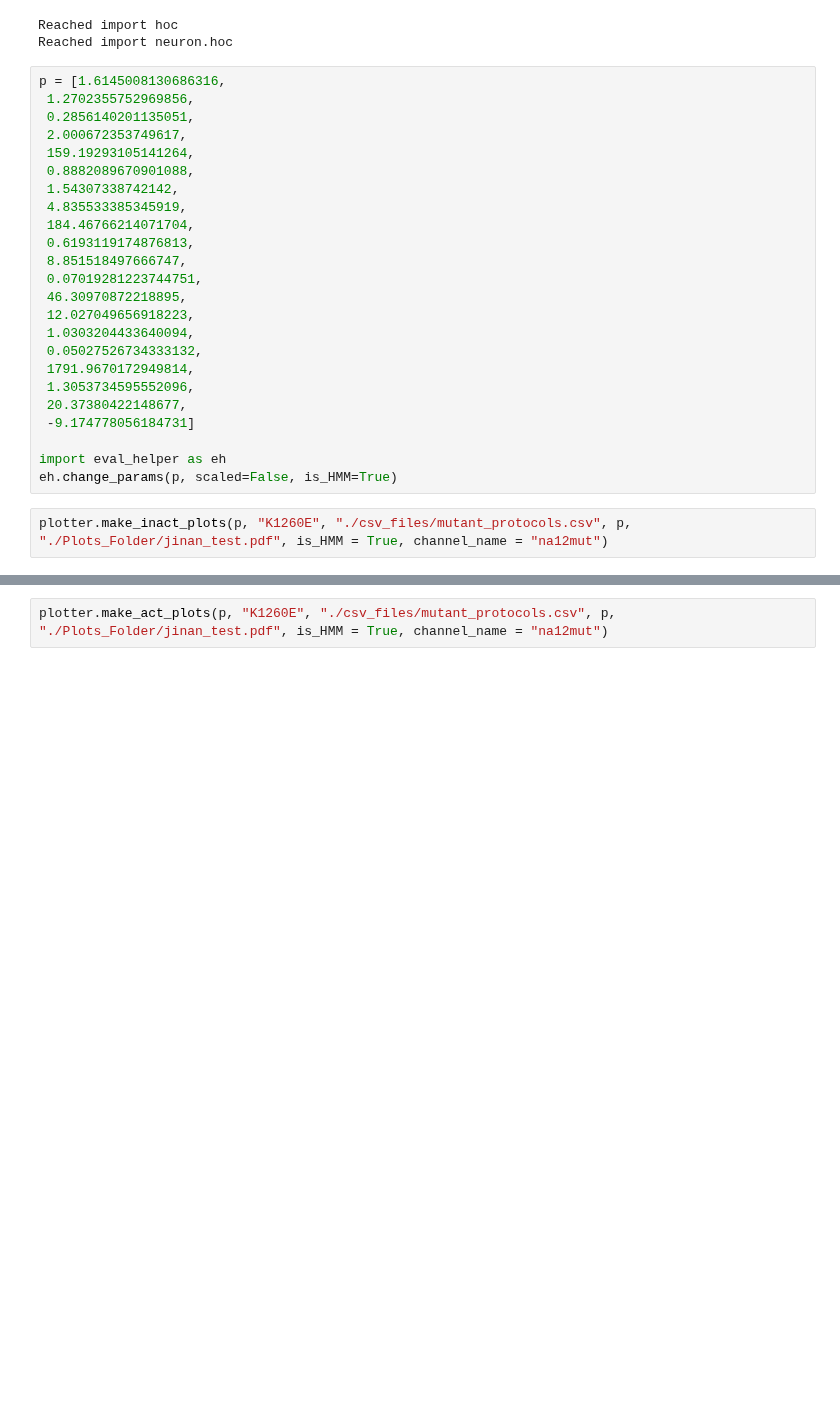
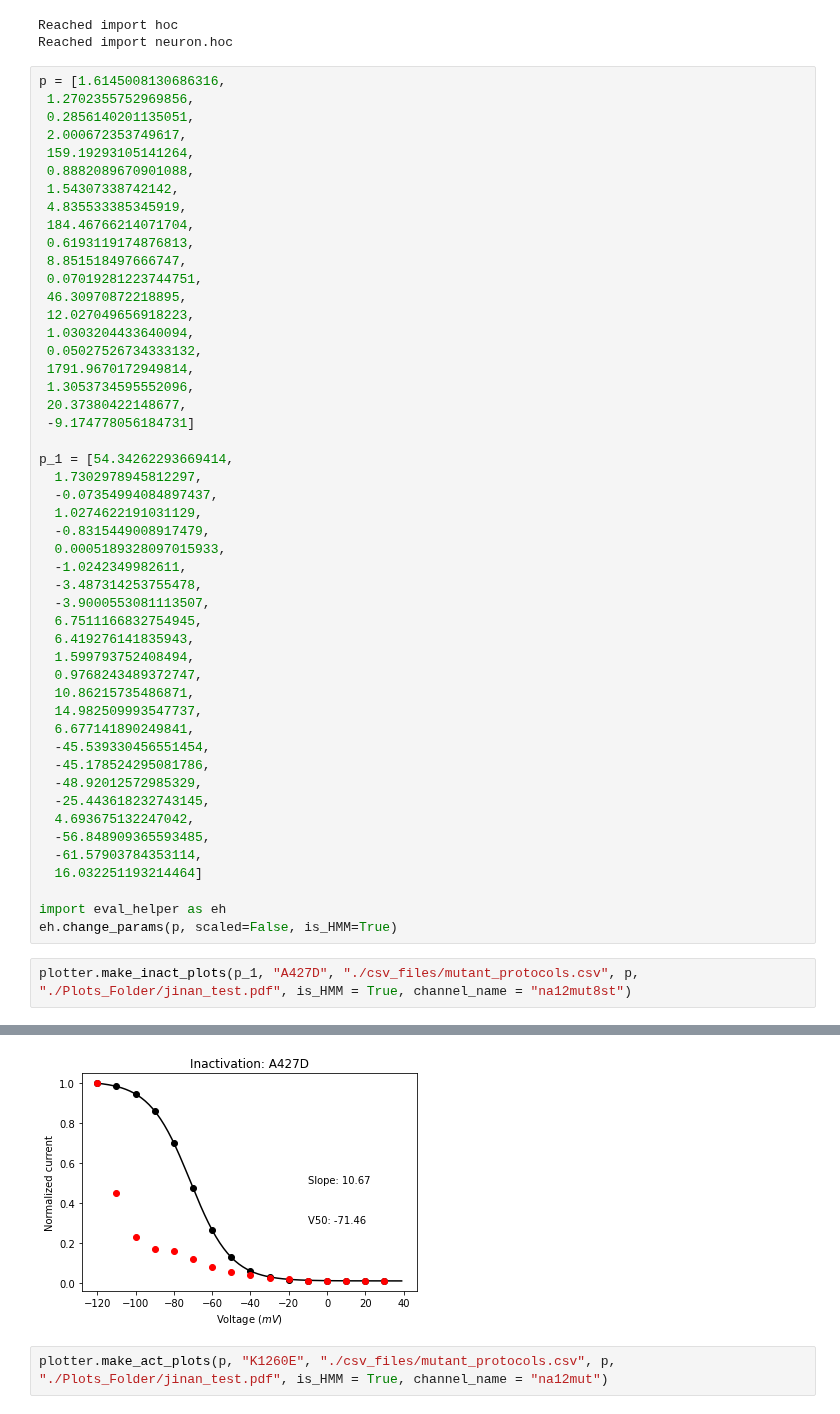
Before and after one commit to roybens/SimulatingVariants, a Jupyter notebook: Optimization_HHtoHMM_plotter_demo.ipynb, the cells around one changed output, grey strips where cells are left out. Cells and saved outputs as stored; diff of their text form; blank space fills up the shorter version.

```diff
--- a/Optimization_HHtoHMM_plotter_demo.ipynb
+++ b/Optimization_HHtoHMM_plotter_demo.ipynb
@@ -47,8 +47,33 @@ p = [1.6145008130686316,
  20.37380422148677,
  -9.174778056184731]
 
+p_1 = [54.34262293669414,
+  1.7302978945812297,
+  -0.07354994084897437,
+  1.0274622191031129,
+  -0.8315449008917479,
+  0.0005189328097015933,
+  -1.0242349982611,
+  -3.487314253755478,
+  -3.9000553081113507,
+  6.7511166832754945,
+  6.419276141835943,
+  1.599793752408494,
+  0.9768243489372747,
+  10.86215735486871,
+  14.982509993547737,
+  6.677141890249841,
+  -45.539330456551454,
+  -45.178524295081786,
+  -48.92012572985329,
+  -25.443618232743145,
+  4.693675132247042,
+  -56.848909365593485,
+  -61.57903784353114,
+  16.032251193214464]
+
 import eval_helper as eh
 eh.change_params(p, scaled=False, is_HMM=True)
 # %%
-plotter.make_inact_plots(p, "K1260E", "./csv_files/mutant_protocols.csv", p, "./Plots_Folder/jinan_test.pdf", is_HMM = True, channel_name = "na12mut")
+plotter.make_inact_plots(p_1, "A427D", "./csv_files/mutant_protocols.csv", p, "./Plots_Folder/jinan_test.pdf", is_HMM = True, channel_name = "na12mut8st")
 # %% [output]
@@ -56,3 +82,4 @@ NameError: name 'plotter' is not defined
+[figure, added]
 # %%
 plotter.make_act_plots(p, "K1260E", "./csv_files/mutant_protocols.csv", p, "./Plots_Folder/jinan_test.pdf", is_HMM = True, channel_name = "na12mut")
 # %%
```
Also changed, not shown: parts of 2 cells of this notebook, 3 other files.
